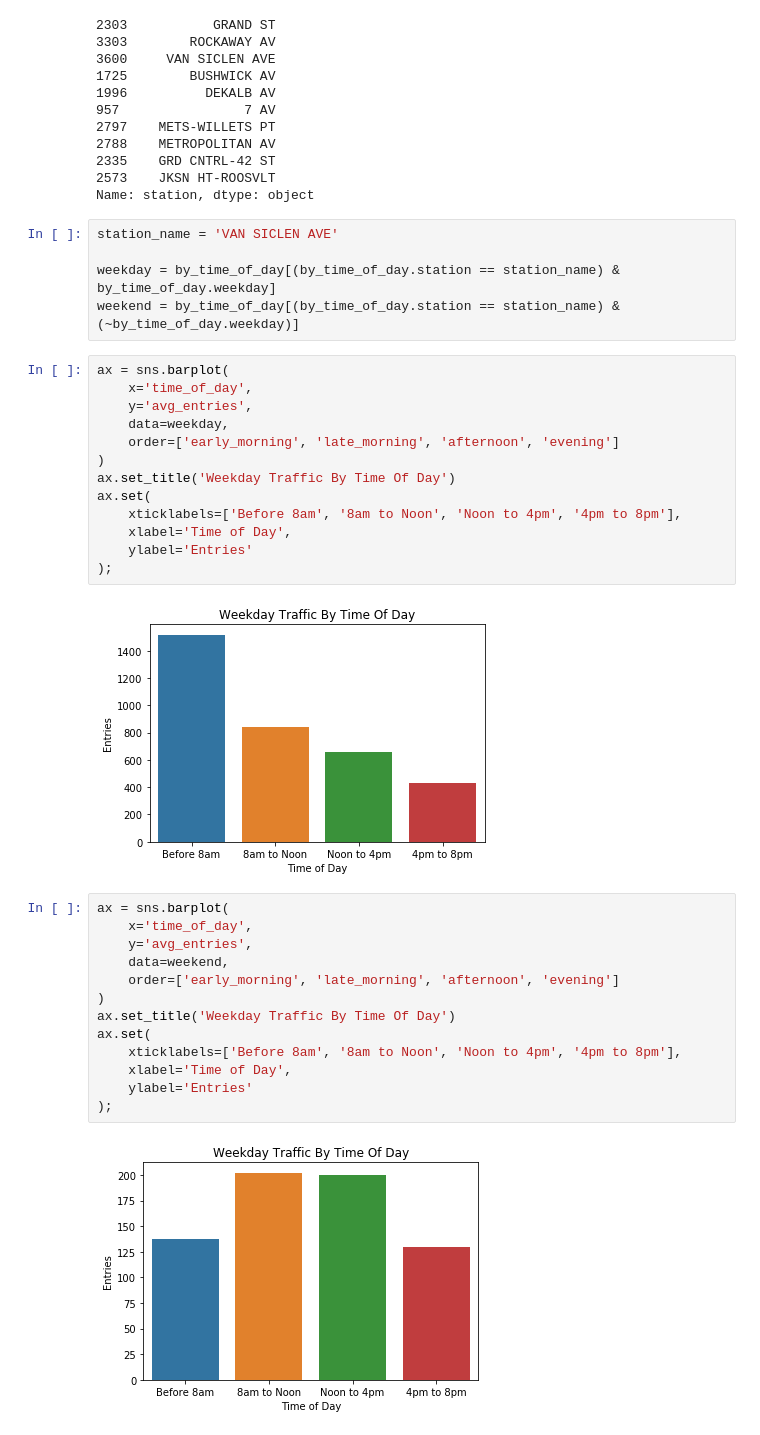
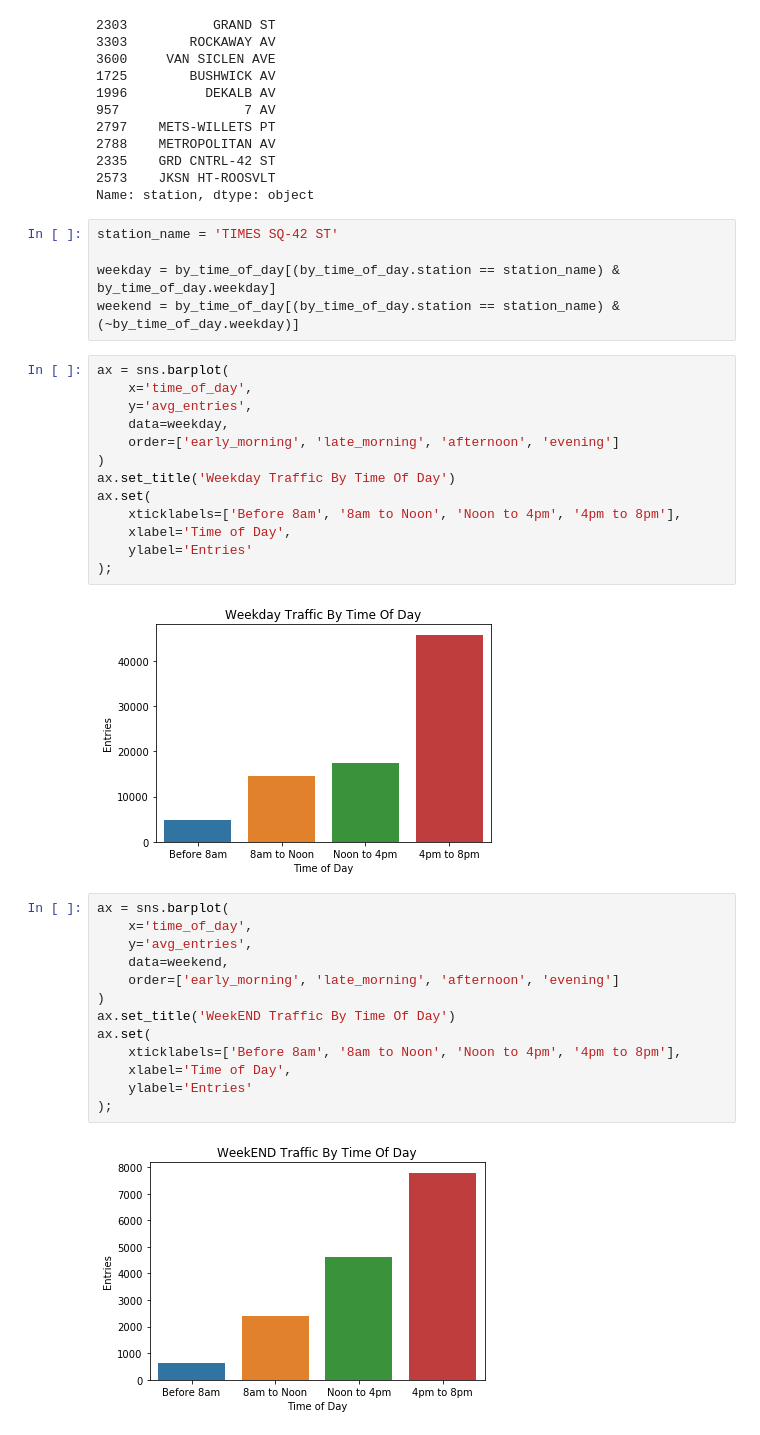
Before and after one commit to tczencka/MTA-Project-1, a Jupyter notebook: notebooks/EntriesByHour.ipynb, the cells around one changed output. Saved outputs shown, nothing was run; the diff lists cells and outputs as text.

```diff
--- a/notebooks/EntriesByHour.ipynb
+++ b/notebooks/EntriesByHour.ipynb
@@ -136,7 +148,7 @@ by_time_of_day.station.sample(10)
 2573    JKSN HT-ROOSVLT
 Name: station, dtype: object
 # %%
-station_name = 'VAN SICLEN AVE'
+station_name = 'TIMES SQ-42 ST'
 
 weekday = by_time_of_day[(by_time_of_day.station == station_name) & by_time_of_day.weekday]
 weekend = by_time_of_day[(by_time_of_day.station == station_name) & (~by_time_of_day.weekday)]
@@ -154,19 +166,19 @@ ax.set(
     ylabel='Entries'
 );
 # %% [output]
-[figure, old version]
+[figure, new version]
 # %%
 ax = sns.barplot(
     x='time_of_day',
     y='avg_entries',
     data=weekend,
     order=['early_morning', 'late_morning', 'afternoon', 'evening']
 )
-ax.set_title('Weekday Traffic By Time Of Day')
+ax.set_title('WeekEND Traffic By Time Of Day')
 ax.set(
     xticklabels=['Before 8am', '8am to Noon', 'Noon to 4pm', '4pm to 8pm'],
     xlabel='Time of Day',
     ylabel='Entries'
 );
 # %% [output]
-[figure, old version]
+[figure, new version]
```
Also changed, not shown: parts of 3 cells of this notebook.
